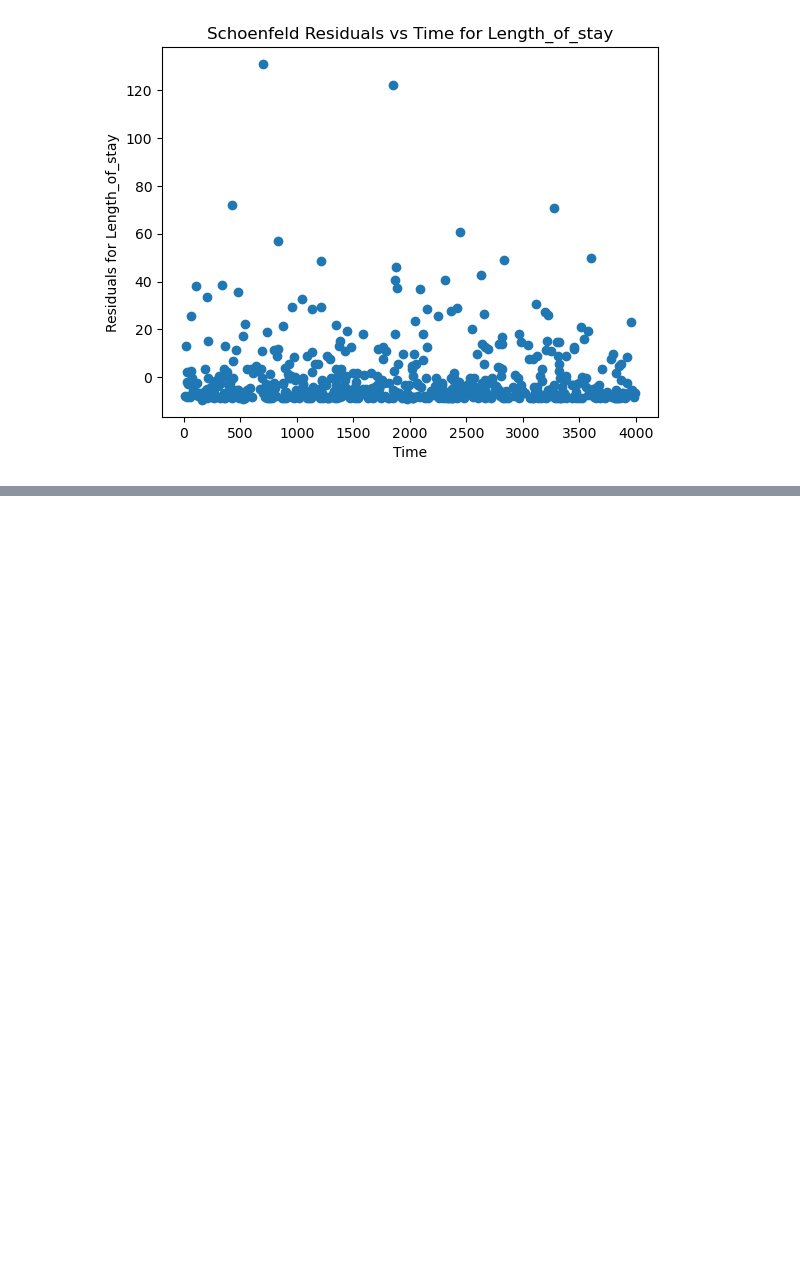
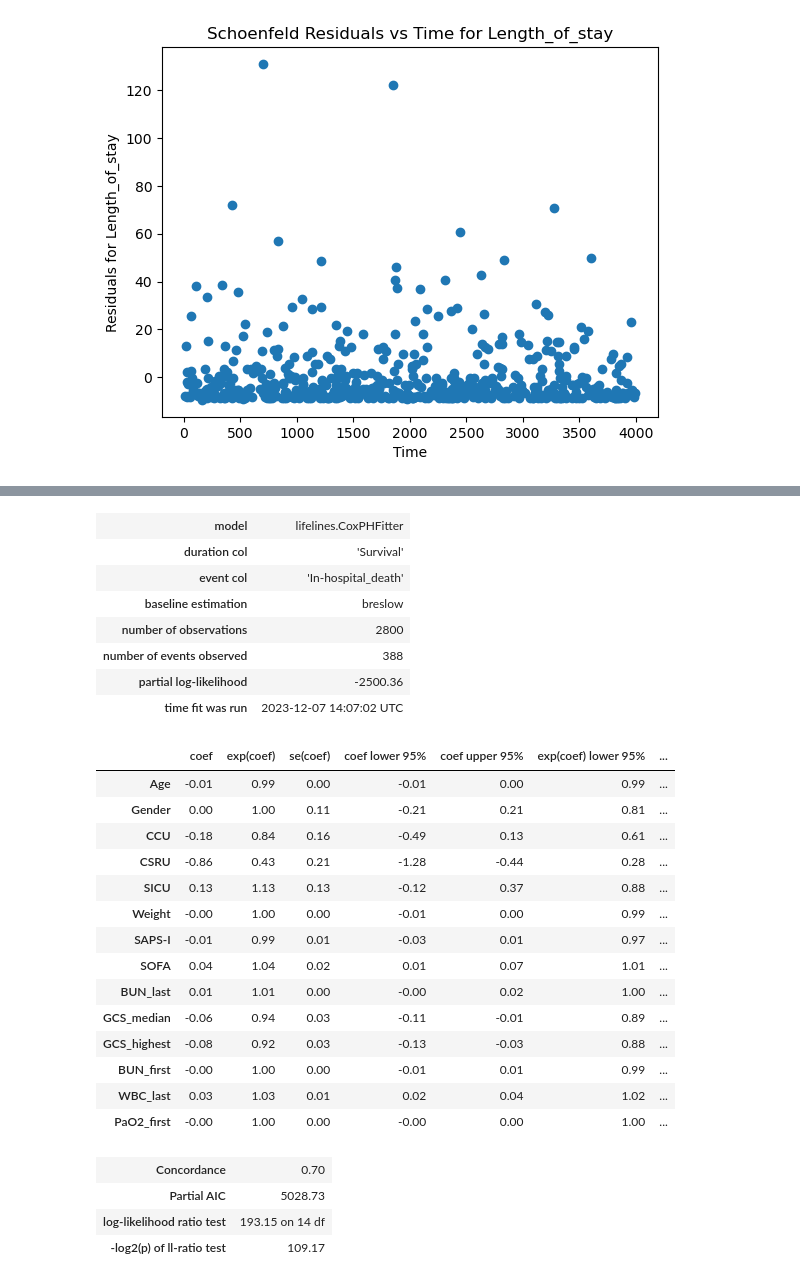
Before and after one commit to phidesigner/ICU_predict_prob, a Jupyter notebook: 03_ICU_Survival_Cox_RF_Notebook copy.ipynb, the cells around one changed output, grey strips where cells are left out. Drawn from its saved outputs; the diff is of its cells as text; code cells hidden in the pictures; blank space fills up the shorter version.

```diff
--- a/03_ICU_Survival_Cox_RF_Notebook copy.ipynb
+++ b/03_ICU_Survival_Cox_RF_Notebook copy.ipynb
@@ -307,0 +321,43 @@ for covariate in covariates_to_plot:
+# %%
+# Split the data into training and testing sets (70% train, 30% test)
+train, test = train_test_split(
+    ICU_cox_dropped,
+    test_size=0.3,
+    random_state=42,
+    stratify=ICU_cox_dropped['In-hospital_death']
+    )
+
+# Fit the Cox model on the training set
+cph = CoxPHFitter()
+cph.fit(train, duration_col='Survival', event_col='In-hospital_death')
+
+# Display the summary of the Cox model
+cph.print_summary()
+# %% [output]
+| model | lifelines.CoxPHFitter |
+| duration col | 'Survival' |
+| event col | 'In-hospital_death' |
+| baseline estimation | breslow |
+| number of observations | 2800 |
+| number of events observed | 388 |
+| partial log-likelihood | -2500.36 |
+| time fit was run | 2023-12-07 14:07:02 UTC |
+|  | coef | exp(coef) | se(coef) | coef lower 95% | coef upper 95% | exp(coef) lower 95% | ... |
+| Age | -0.01 | 0.99 | 0.00 | -0.01 | 0.00 | 0.99 | ... |
+| Gender | 0.00 | 1.00 | 0.11 | -0.21 | 0.21 | 0.81 | ... |
+| CCU | -0.18 | 0.84 | 0.16 | -0.49 | 0.13 | 0.61 | ... |
+| CSRU | -0.86 | 0.43 | 0.21 | -1.28 | -0.44 | 0.28 | ... |
+| SICU | 0.13 | 1.13 | 0.13 | -0.12 | 0.37 | 0.88 | ... |
+| Weight | -0.00 | 1.00 | 0.00 | -0.01 | 0.00 | 0.99 | ... |
+| SAPS-I | -0.01 | 0.99 | 0.01 | -0.03 | 0.01 | 0.97 | ... |
+| SOFA | 0.04 | 1.04 | 0.02 | 0.01 | 0.07 | 1.01 | ... |
+| BUN_last | 0.01 | 1.01 | 0.00 | -0.00 | 0.02 | 1.00 | ... |
+| GCS_median | -0.06 | 0.94 | 0.03 | -0.11 | -0.01 | 0.89 | ... |
+| GCS_highest | -0.08 | 0.92 | 0.03 | -0.13 | -0.03 | 0.88 | ... |
+| BUN_first | -0.00 | 1.00 | 0.00 | -0.01 | 0.01 | 0.99 | ... |
+| WBC_last | 0.03 | 1.03 | 0.01 | 0.02 | 0.04 | 1.02 | ... |
+| PaO2_first | -0.00 | 1.00 | 0.00 | -0.00 | 0.00 | 1.00 | ... |
+| Concordance | 0.70 |
+| Partial AIC | 5028.73 |
+| log-likelihood ratio test | 193.15 on 14 df |
+| -log2(p) of ll-ratio test | 109.17 |
```
Also changed, not shown: parts of 9 cells of this notebook.
